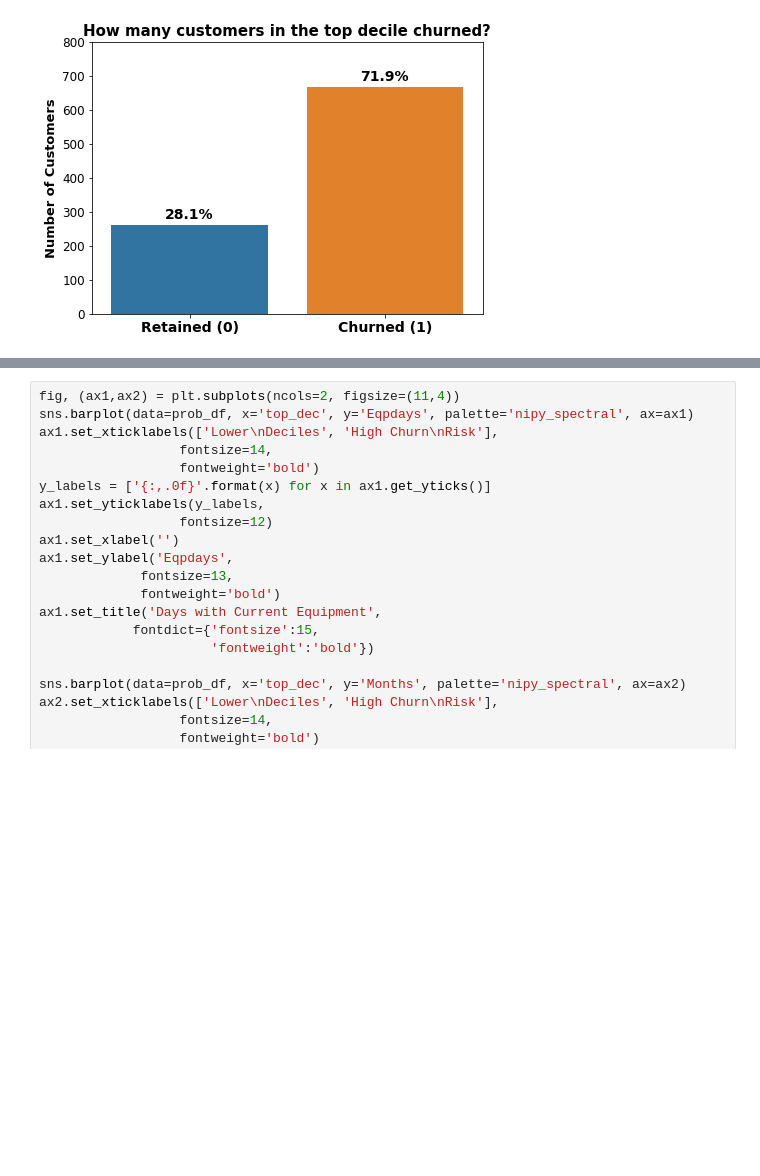
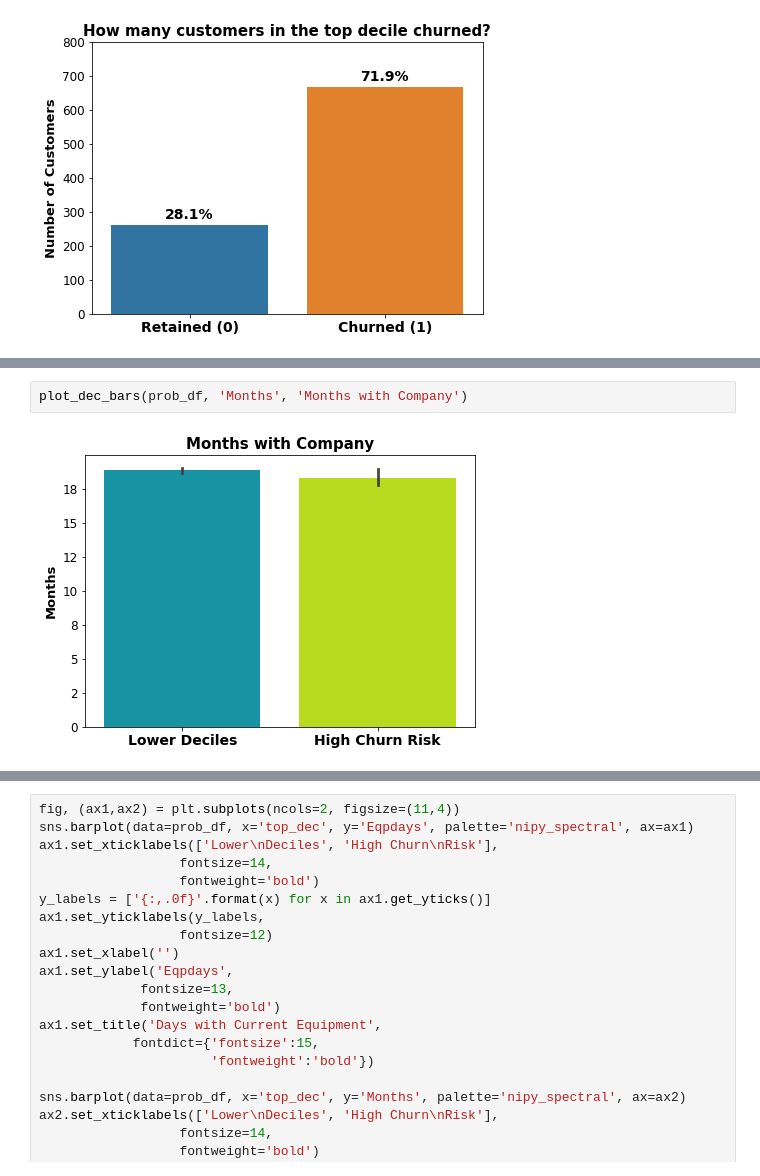
Before and after one commit to zero731/customer_churn_blog, a Jupyter notebook: Customer_churn_analysis_Final.ipynb, the cells around one changed output, grey strips where cells are left out. Drawn from its saved outputs; the diff is of its cells as text; blank space fills up the shorter version.

```diff
--- a/Customer_churn_analysis_Final.ipynb
+++ b/Customer_churn_analysis_Final.ipynb
@@ -943,0 +931,4 @@ NameError: name 'prob_df' is not defined
+# %%
+plot_dec_bars(prob_df, 'Months', 'Months with Company')
+# %% [output]
+[figure, added]
```
Also changed, not shown: parts of 32 cells of this notebook, 1 other file.
